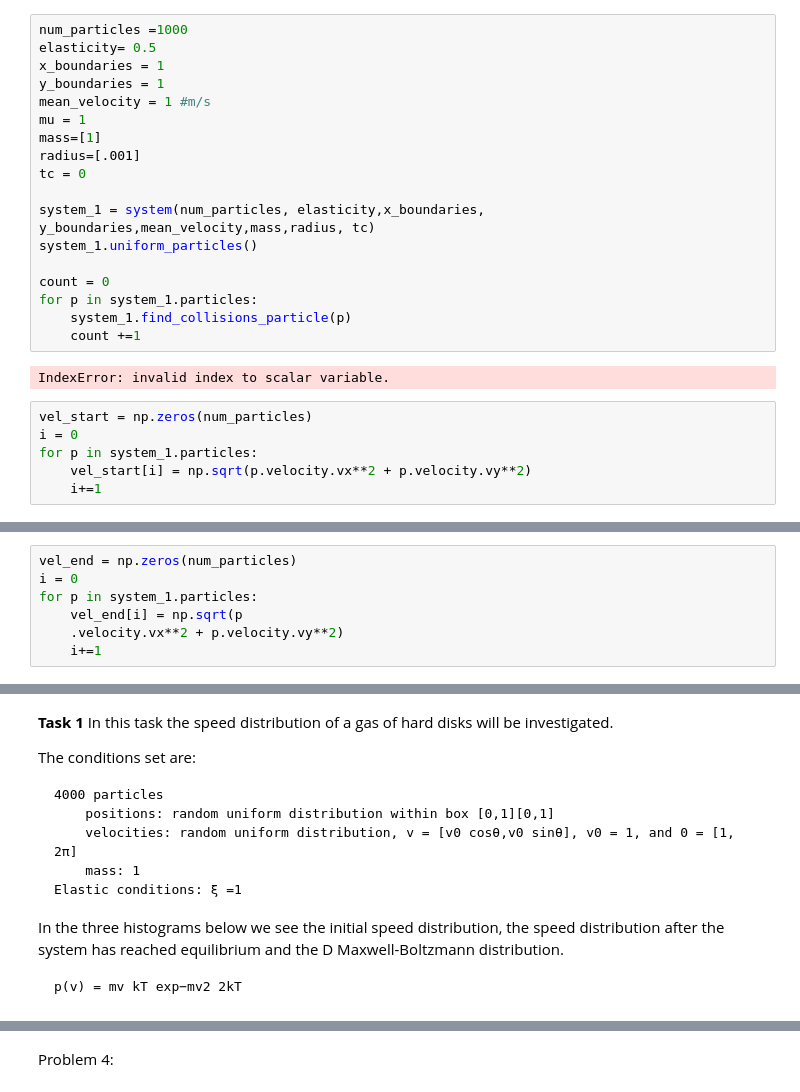
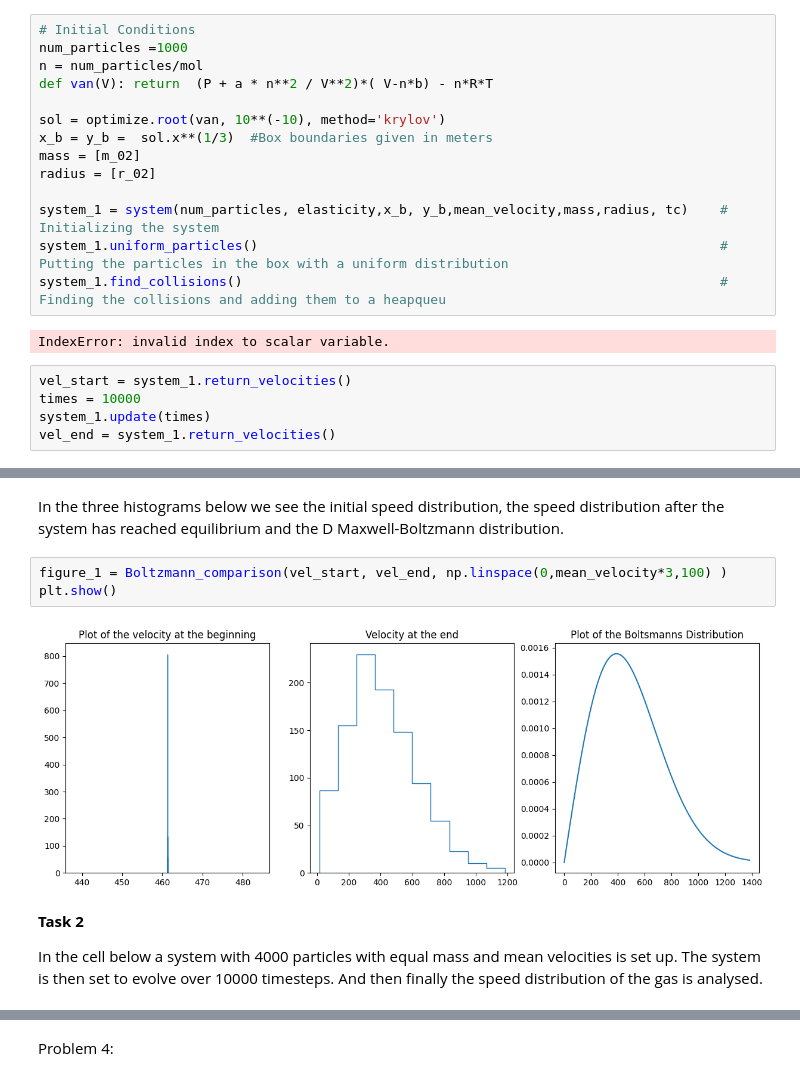
Before and after one commit to malanmyri/Event-Driven-Motion, a Jupyter notebook: Assignment 1.ipynb, the cells around one changed output, grey strips where cells are left out. Saved outputs shown, nothing was run; the diff lists cells and outputs as text.

```diff
--- a/Assignment 1.ipynb
+++ b/Assignment 1.ipynb
@@ -98,26 +201,21 @@ plt.show()
 # %%
+# Initial Conditions
 num_particles =1000
-elasticity= 0.5
-x_boundaries = 1
-y_boundaries = 1
-mean_velocity = 1 #m/s
-mu = 1
-mass=[1]
-radius=[.001]
-tc = 0
+n = num_particles/mol
+def van(V): return  (P + a * n**2 / V**2)*( V-n*b) - n*R*T
 
-system_1 = system(num_particles, elasticity,x_boundaries, y_boundaries,mean_velocity,mass,radius, tc)
-system_1.uniform_particles()
+sol = optimize.root(van, 10**(-10), method='krylov')
+x_b = y_b =  sol.x**(1/3)  #Box boundaries given in meters
+mass = [m_02]
+radius = [r_02]
 
-count = 0
-for p in system_1.particles:
-    system_1.find_collisions_particle(p)
-    count +=1
+system_1 = system(num_particles, elasticity,x_b, y_b,mean_velocity,mass,radius, tc)    # Initializing the system
+system_1.uniform_particles()                                                           # Putting the particles in the box with a uniform distribution
+system_1.find_collisions()                                                             # Finding the collisions and adding them to a heapqueu
 # %% [output]
 IndexError: invalid index to scalar variable.
 # %%
-vel_start = np.zeros(num_particles)
-i = 0
-for p in system_1.particles:
-    vel_start[i] = np.sqrt(p.velocity.vx**2 + p.velocity.vy**2)
-    i+=1
+vel_start = system_1.return_velocities()
+times = 10000
+system_1.update(times)
+vel_end = system_1.return_velocities()
@@ -130,7 +221,0 @@ for time in range(times):
-# %%
-vel_end = np.zeros(num_particles)
-i = 0
-for p in system_1.particles:
-    vel_end[i] = np.sqrt(p
-    .velocity.vx**2 + p.velocity.vy**2)
-    i+=1
@@ -161,16 +222,12 @@ Text(0.5, 1.0, 'Plot of the Boltsmanns Distribution')
-# %% [markdown]
-**Task 1**
-In this task the speed distribution of a gas of hard disks will be investigated.
-
-The conditions set are:
-
-    4000 particles
-        positions: random uniform distribution within box [0,1][0,1]
-        velocities: random uniform distribution, v = [v0 cosθ,v0 sinθ], v0 = 1, and 0 = [1, 2π]
-        mass: 1
-    Elastic conditions: ξ =1
-
-In the three histograms below we see the initial speed distribution, the speed distribution after the system has reached equilibrium and the D Maxwell-Boltzmann distribution.
-
-    p(v) = mv kT exp−mv2 2kT
+# %% [markdown]
+In the three histograms below we see the initial speed distribution, the speed distribution after the system has reached equilibrium and the D Maxwell-Boltzmann distribution.
+# %%
+figure_1 = Boltzmann_comparison(vel_start, vel_end, np.linspace(0,mean_velocity*3,100) )
+plt.show()
+# %% [output]
+[figure, added]
+# %% [markdown]
+**Task 2**
+
+In the cell below a system with 4000 particles with equal mass and mean velocities is set up. The system is then set to evolve over 10000 timesteps. And then finally the speed distribution of the gas is analysed.
 # %%
```
Also changed, not shown: parts of 31 cells of this notebook, 4 other files.
